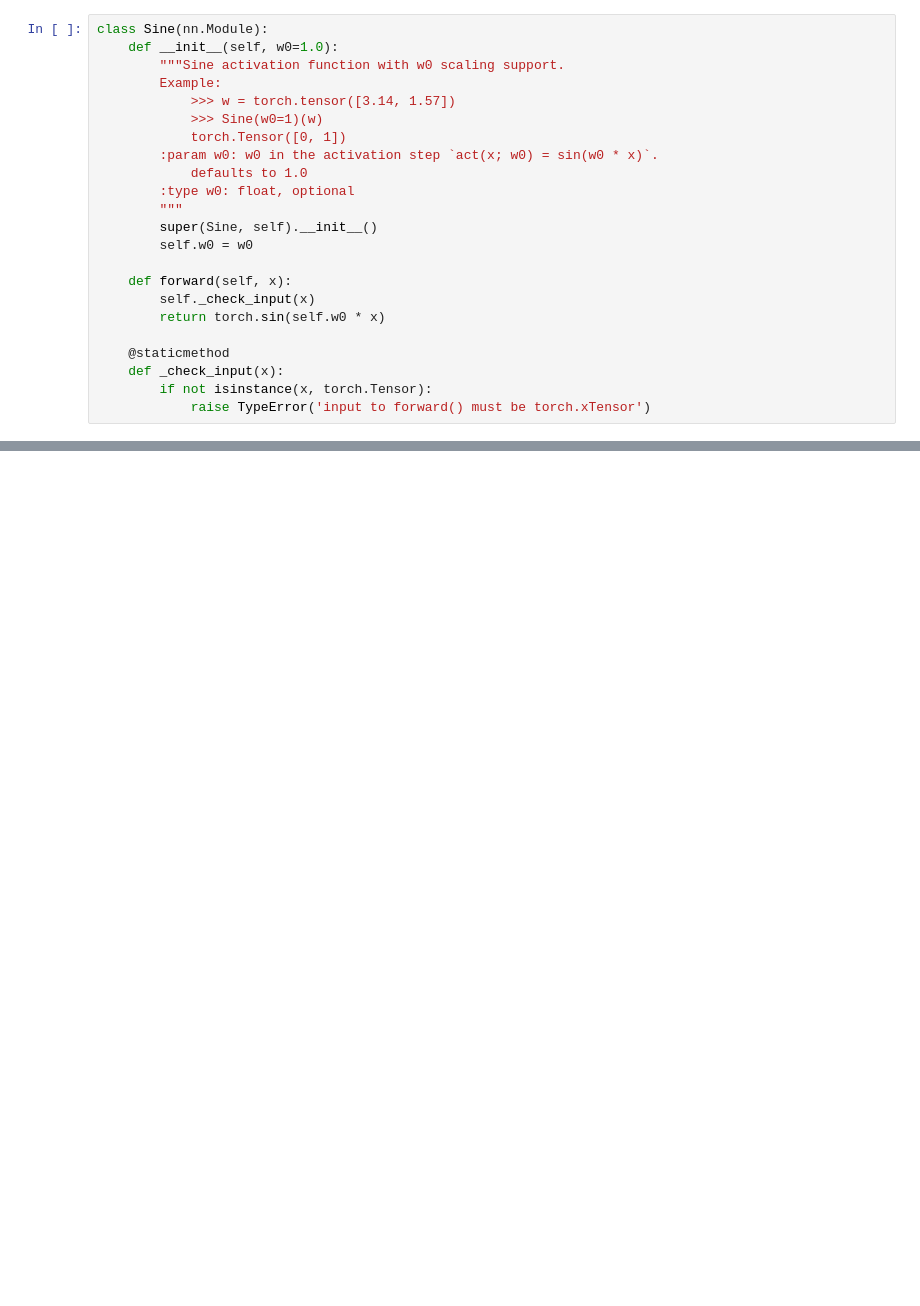
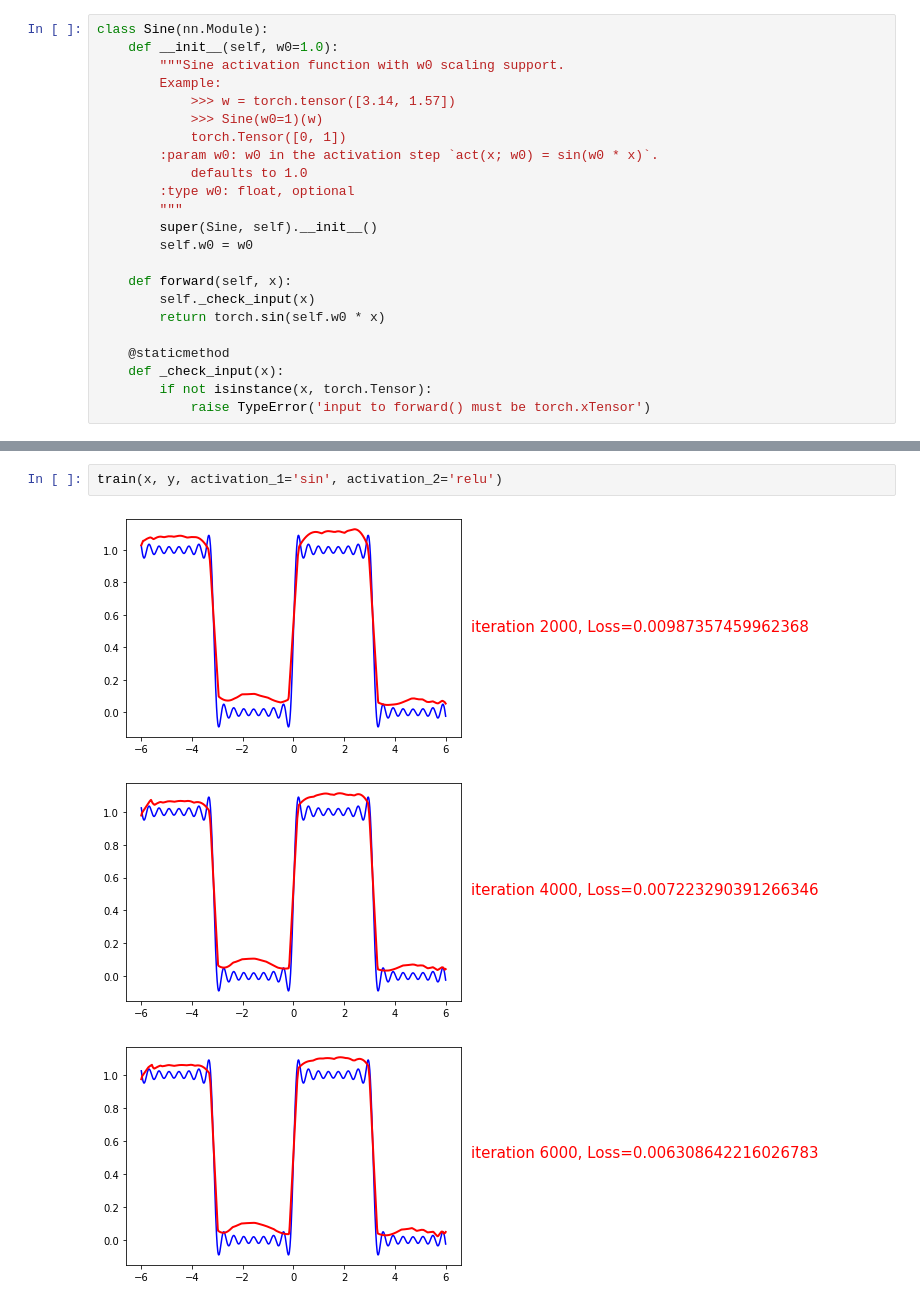
Before and after one commit to genglinliu/NTK-study, a Jupyter notebook: training_NN.ipynb, the cells around one changed output, grey strips where cells are left out. Cells and saved outputs as stored; diff of their text form; blank space fills up the shorter version.

```diff
--- a/training_NN.ipynb
+++ b/training_NN.ipynb
@@ -112,0 +119,6 @@ for t in range(6000):
+# %%
+train(x, y, activation_1='sin', activation_2='relu')
+# %% [output]
+[figure, added]
+[figure, added]
+[figure, added]
```
Also changed, not shown: parts of 8 cells of this notebook.
